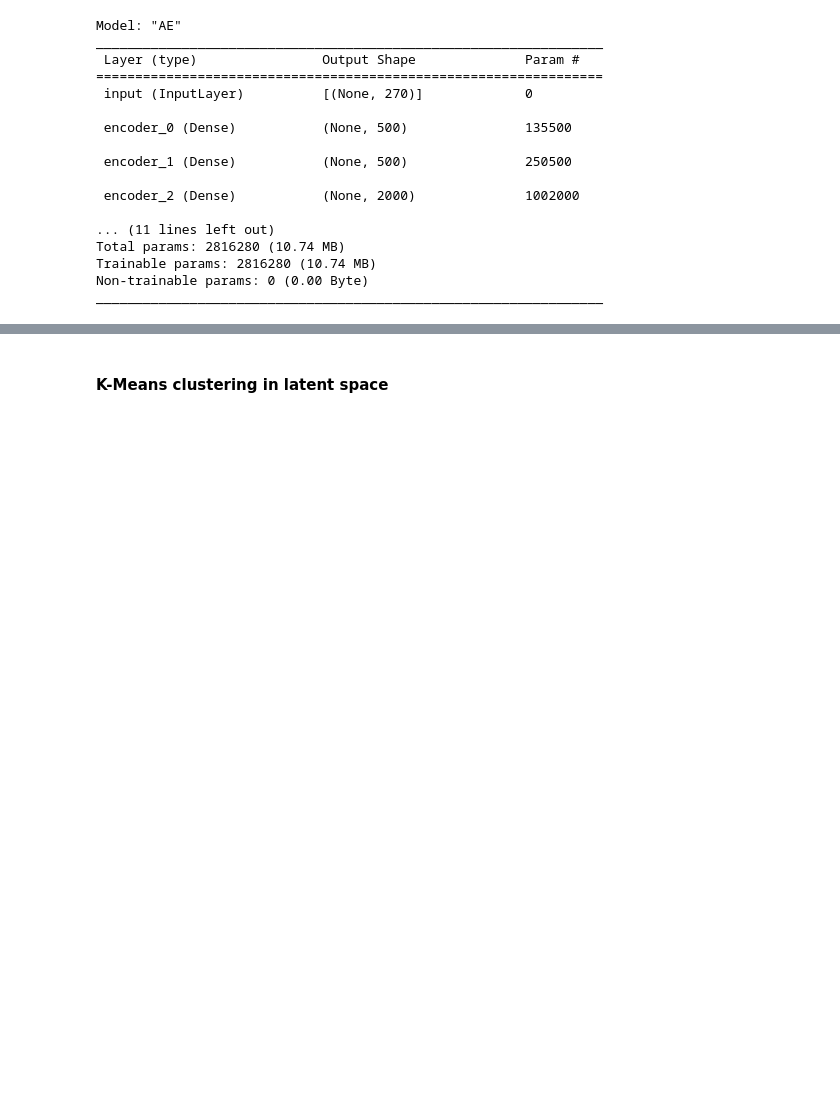
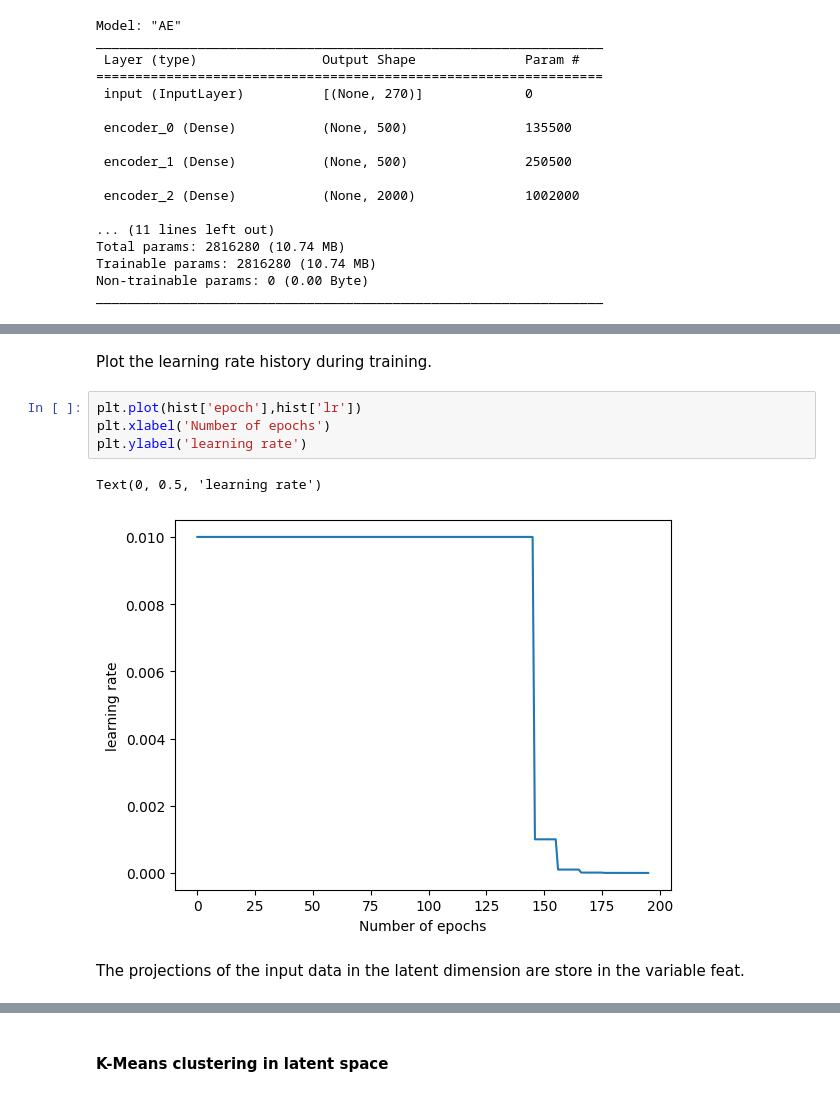
Before and after one commit to SilviaMariaMacri/applied-machine-learning-project, a Jupyter notebook: analysis.ipynb, the cells around one changed output, grey strips where cells are left out. Saved outputs shown, nothing was run; the diff lists cells and outputs as text; blank space fills up the shorter version.

```diff
--- a/analysis.ipynb
+++ b/analysis.ipynb
@@ -411,2 +407,13 @@ Text(0, 0.5, 'Loss')
+# %% [markdown]
+Plot the learning rate history during training.
+# %%
+plt.plot(hist['epoch'],hist['lr'])
+plt.xlabel('Number of epochs')
+plt.ylabel('learning rate')
+# %% [output]
+Text(0, 0.5, 'learning rate')
+[figure, added]
+# %% [markdown]
+The projections of the input data in the latent dimension are store in the variable feat.
 # %%
 feat = ae.extract_features(X)
```
Also changed, not shown: parts of 42 cells of this notebook.
